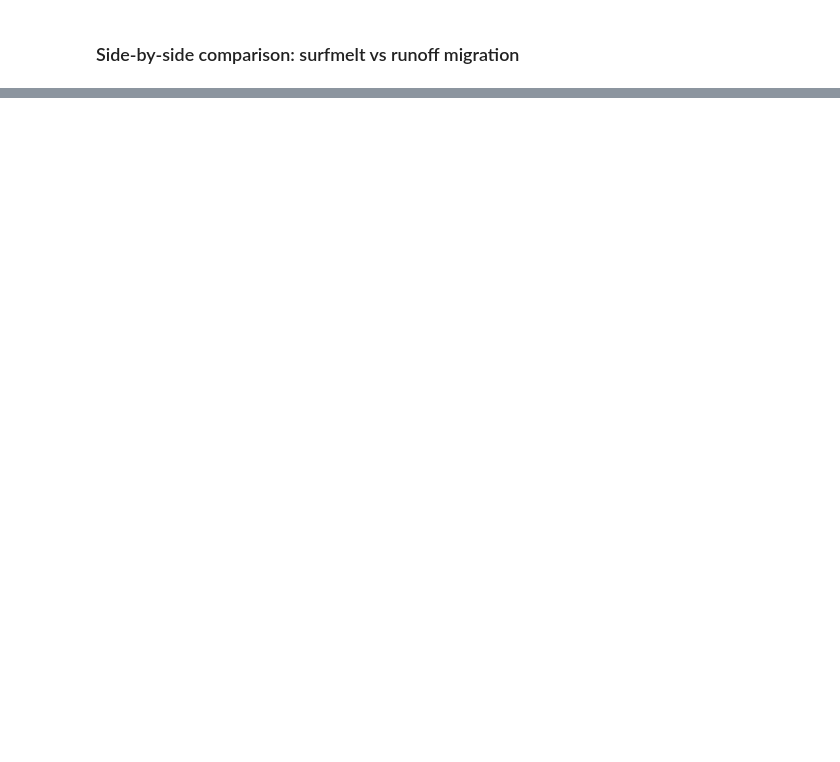
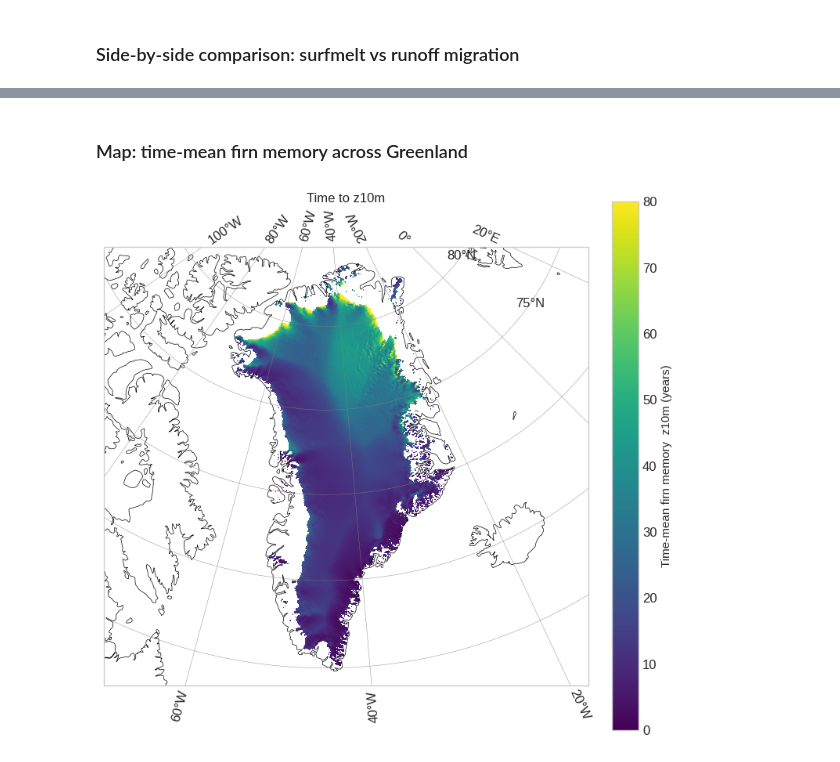
Before and after one commit to IMAU-ice-and-climate/IMAU-FDM, a Jupyter notebook: research/percolation_zone_research.ipynb, the cells around one changed output, grey strips where cells are left out. Saved outputs shown, nothing was run; the diff lists cells and outputs as text; code cells hidden in the pictures; blank space fills up the shorter version.

```diff
--- a/research/percolation_zone_research.ipynb
+++ b/research/percolation_zone_research.ipynb
@@ -229,0 +343,12 @@ plt.show()
+# %%
+import subprocess, xarray as xr, numpy as np, matplotlib.pyplot as plt
+import cartopy.crs as ccrs, cartopy.feature as cfeature
+
+from firn_memory_analysis import create_gridded_firn_memory, compute_firn_memory_column
+import config
+
+FIRN_MEMORY_FILE = config.FIRN_MEMORY_FILE
+OUTPUT_DIR       = Path(config.SCRATCH_DIR) / config.PROJECT_NAME / 'output'
+
+print('Output file:', FIRN_MEMORY_FILE)
+print('Exists:     ', FIRN_MEMORY_FILE.exists())
@@ -229,0 +399,56 @@ plt.show()
+# %% [markdown]
+### Map: time-mean firn memory across Greenland
+# %%
+# ── Choose which firn memory diagnostic to plot ──────────────────────────────
+# 'z10m'  →  firn_memory_mean      (time for a surface layer to reach 10 m)
+# 'z830'  →  firn_memory_z830_mean (time for a surface layer to reach 830 kg/m³)
+FIRN_VAR = 'z10m'   # ← change to 'z830' to plot the firn–ice transition metric
+
+_var_map = {
+    'z10m': ('firn_memory_mean',      'Time-mean firn memory  z10m (years)',  0,  80),
+    'z830': ('firn_memory_z830_mean', 'Time-mean firn memory  z830 (years)',  0, 300),
+}
+nc_var, cbar_label, vmin, vmax = _var_map[FIRN_VAR]
+
+ds_fm   = xr.open_dataset(FIRN_MEMORY_FILE)
+fm_data = ds_fm[nc_var].values.copy().astype(np.float32)
+lat     = ds_fm['lat'].values
+lon     = ds_fm['lon'].values
+has_xy  = 'x' in ds_fm and 'y' in ds_fm
+if has_xy:
+    x = ds_fm['x'].values
+    y = ds_fm['y'].values
+ds_fm.close()
+
+# For z830: spin-up artefacts are stored as -9999 → treat as NaN
+if FIRN_VAR == 'z830':
+    fm_data = np.where(fm_data == -9999.0, np.nan, fm_data)
+
+# ── Plot ──────────────────────────────────────────────────────────────────────
+native_crs = ccrs.Stereographic(
+    central_latitude=90, central_longitude=-45, true_scale_latitude=70
+)
+fig, ax = plt.subplots(
+    figsize=(8, 10),
+    subplot_kw={'projection': native_crs},
+)
+
+if has_xy:
+    pcm = ax.pcolormesh(x, y, fm_data, transform=native_crs,
+                        cmap='viridis', vmin=vmin, vmax=vmax)
+else:
+    pcm = ax.pcolormesh(lon, lat, fm_data, transform=ccrs.PlateCarree(),
+                        cmap='viridis', vmin=vmin, vmax=vmax)
+
+ax.add_feature(cfeature.COASTLINE, linewidth=0.5, color='k')
+ax.set_extent([-70, -15, 59, 84], crs=ccrs.PlateCarree())
+ax.gridlines(draw_labels=True, linewidth=0.3, color='grey')
+
+cb = plt.colorbar(pcm, ax=ax, shrink=0.7, pad=0.04)
+cb.set_label(cbar_label, fontsize=11)
+ax.set_title(f'Time to {FIRN_VAR}', fontsize=12)
+
+plt.tight_layout()
+plt.show()
+# %% [output]
+[figure, added]
```
Also changed, not shown: parts of 35 cells of this notebook, 15 other files.
